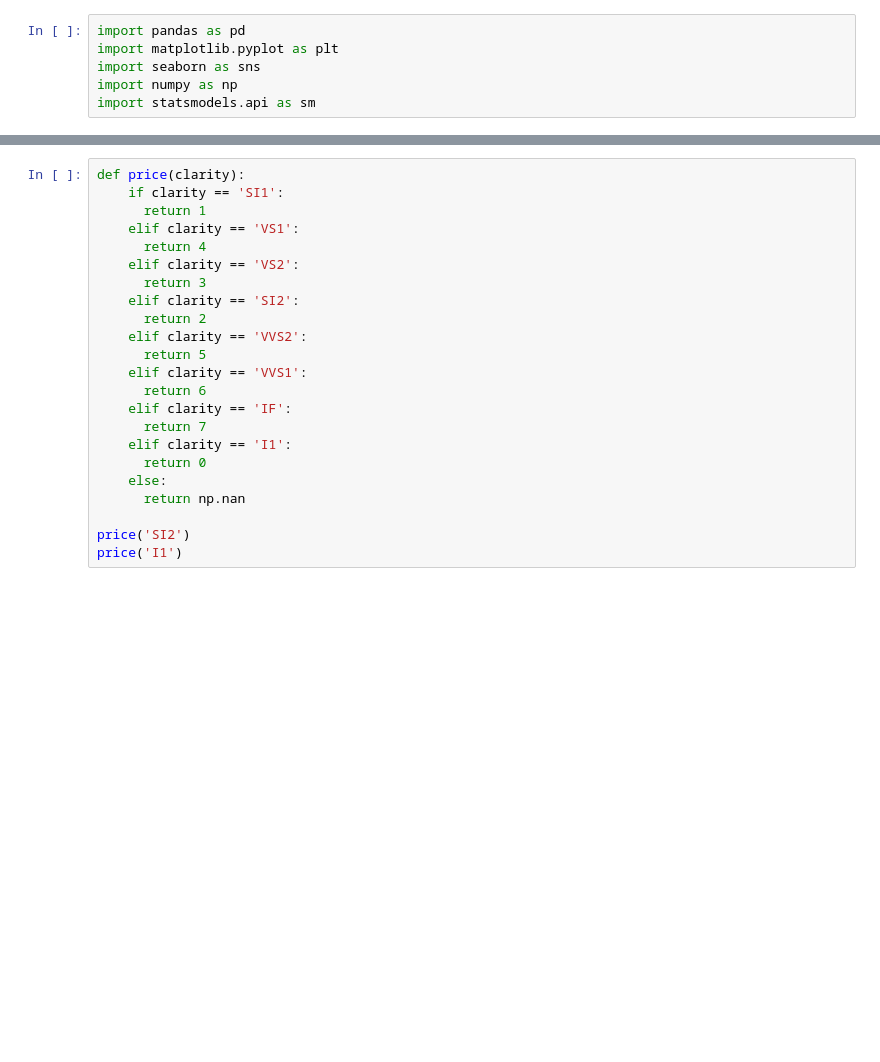
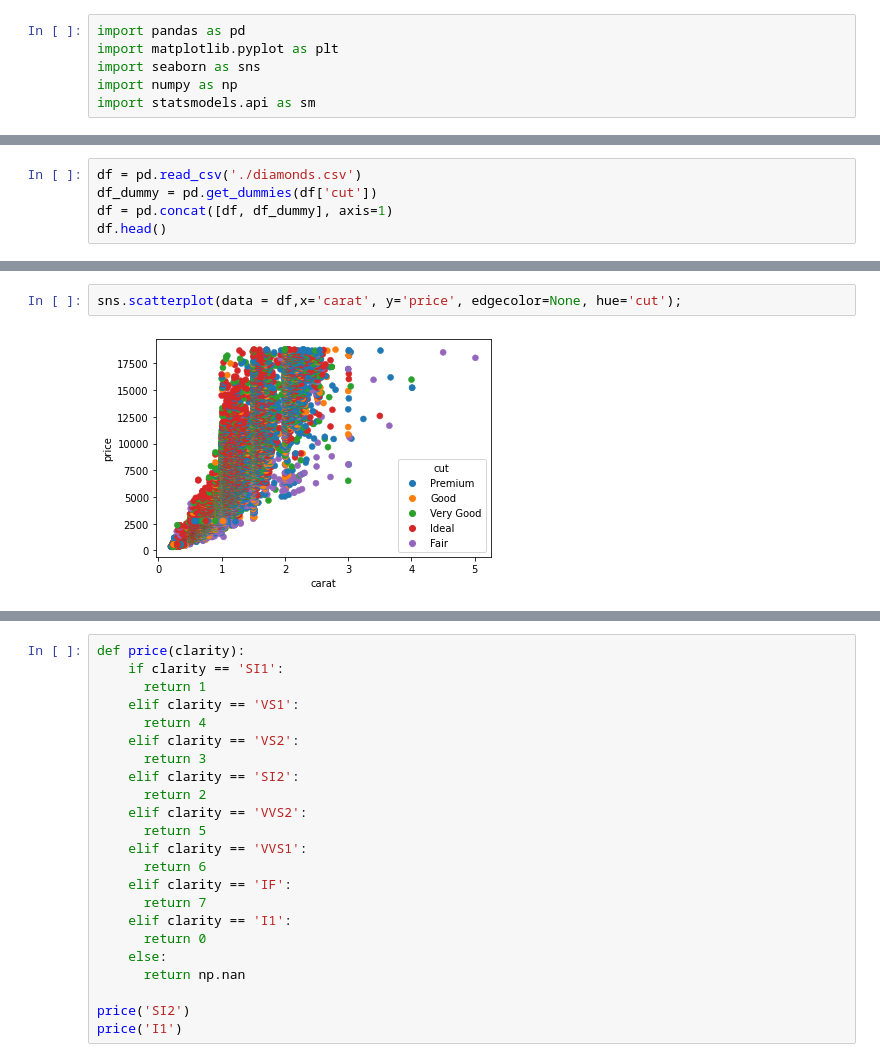
Before and after one commit to marisnner7/ironhack, a Jupyter notebook: projeto_diamond/diamonds.ipynb, the cells around one changed output, grey strips where cells are left out. Saved outputs shown, nothing was run; the diff lists cells and outputs as text; blank space fills up the shorter version.

```diff
--- a/projeto_diamond/diamonds.ipynb
+++ b/projeto_diamond/diamonds.ipynb
@@ -17,0 +7,5 @@ df.head()
+# %%
+df = pd.read_csv('./diamonds.csv')
+df_dummy = pd.get_dummies(df['cut'])
+df = pd.concat([df, df_dummy], axis=1)
+df.head()
@@ -17,0 +19,4 @@ df.head()
+# %%
+sns.scatterplot(data = df,x='carat', y='price', edgecolor=None, hue='cut');
+# %% [output]
+[figure, added]
```
Also changed, not shown: parts of 27 cells of this notebook.
